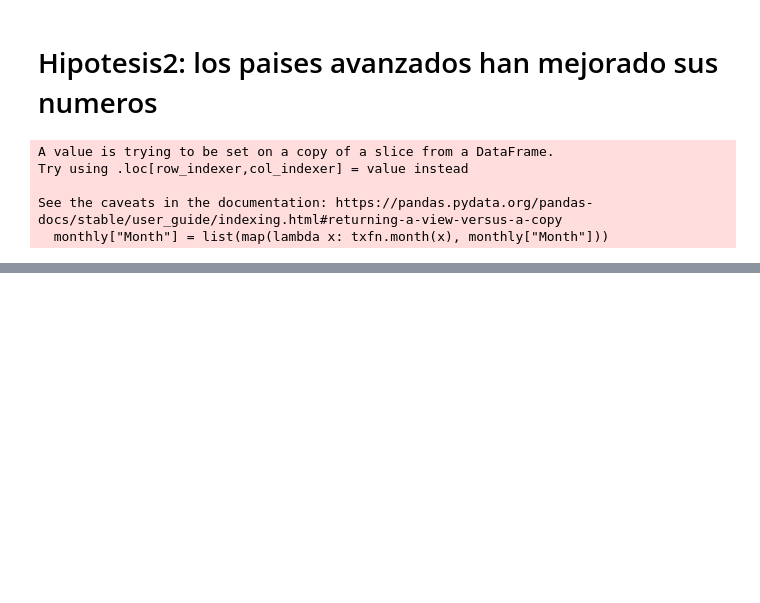
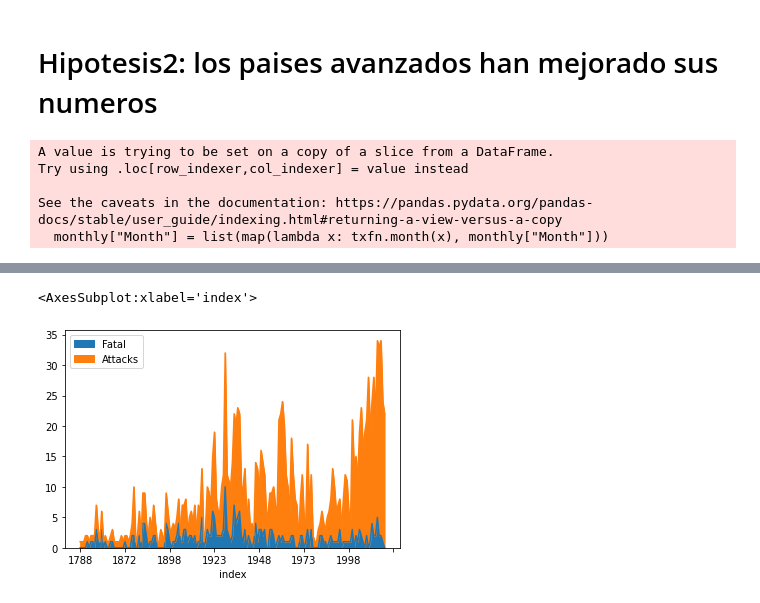
Before and after one commit to grundius1/data-cleaning-pandas, a Jupyter notebook: Data-analisys.ipynb, the cells around one changed output, grey strips where cells are left out. Drawn from its saved outputs; the diff is of its cells as text; code cells hidden in the pictures; blank space fills up the shorter version.

```diff
--- a/Data-analisys.ipynb
+++ b/Data-analisys.ipynb
@@ -244,0 +276,4 @@ plot3.plot.area()
+# %%
+plot3 = pd.concat([plot3, Australia2], axis=1)
+# %%
+plot3 = plot3.reset_index()
@@ -244,0 +289,7 @@ plot3.plot.area()
+# %%
+plot3 = plot3.sort_values(["index"], ascending=True)
+# %%
+plot3.plot.area(x = "index")
+# %% [output]
+<AxesSubplot:xlabel='index'>
+[figure, added]
```
Also changed, not shown: parts of 13 cells of this notebook.
